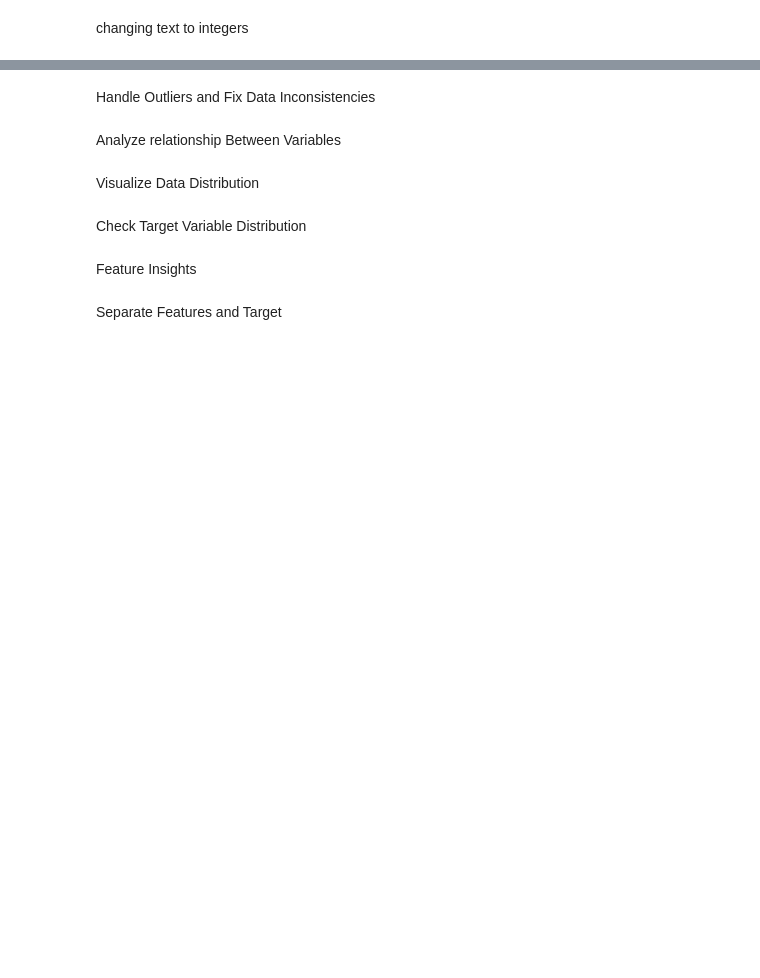
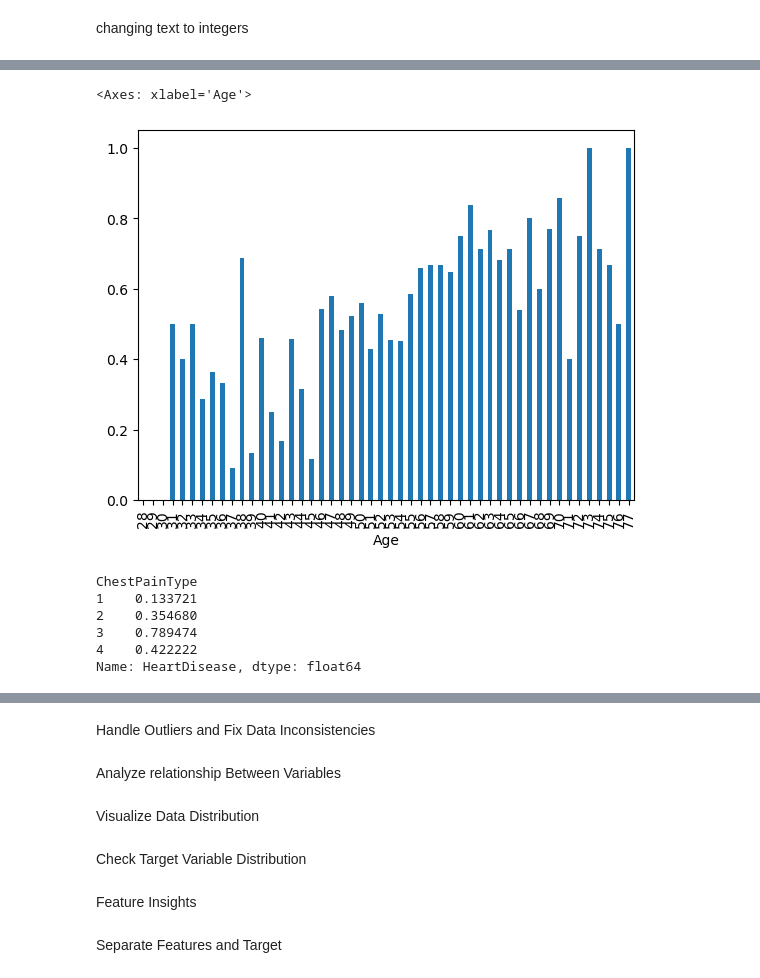
Before and after one commit to michael-099/Heart-Disease-Prediction-Using-Machine-Learning, a Jupyter notebook: main.ipynb, the cells around one changed output, grey strips where cells are left out. Saved outputs shown, nothing was run; the diff lists cells and outputs as text; code cells hidden in the pictures; blank space fills up the shorter version.

```diff
--- a/main.ipynb
+++ b/main.ipynb
@@ -84,0 +256,16 @@ data['ExerciseAngina']=data['ExerciseAngina'].replace(['Up', 'Flat', 'Down'],[1,
+# %%
+# Mean of HeartDisease grouped by Age
+data.groupby('Age')["HeartDisease"].mean().plot(kind='bar')
+# %% [output]
+<Axes: xlabel='Age'>
+[figure, added]
+# %%
+# Mean of HeartDisease grouped by ChestPainType
+data.groupby('ChestPainType')["HeartDisease"].mean()
+# %% [output]
+ChestPainType
+1    0.133721
+2    0.354680
+3    0.789474
+4    0.422222
+Name: HeartDisease, dtype: float64
```
Also changed, not shown: parts of 41 cells of this notebook.
